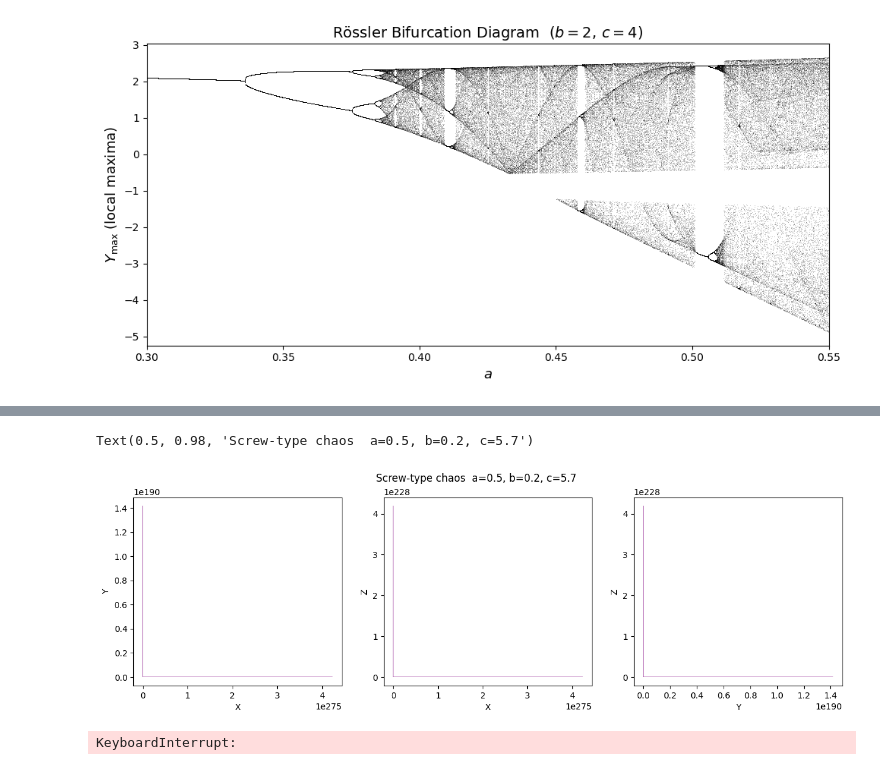
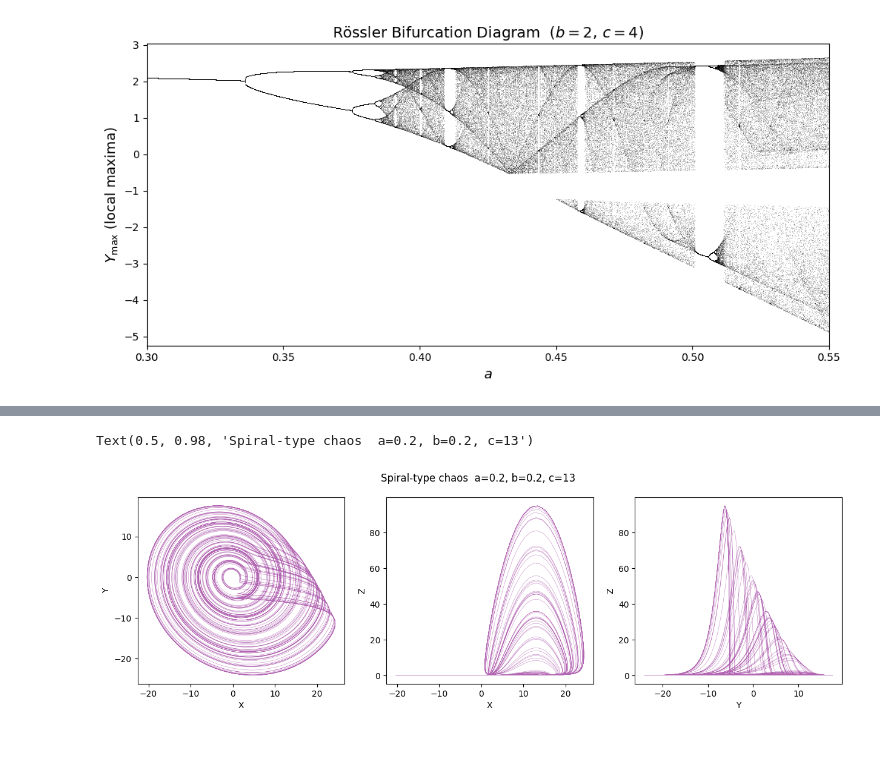
Before and after one commit to michaelStoddard/Chaos, a Jupyter notebook: Assignments/MATH722_HW3.ipynb, the cells around one changed output, grey strips where cells are left out. Saved outputs shown, nothing was run; the diff lists cells and outputs as text; code cells hidden in the pictures.

```diff
--- a/Assignments/MATH722_HW3.ipynb
+++ b/Assignments/MATH722_HW3.ipynb
@@ -450,7 +445,8 @@ plt.plot(skrew[1],skrew[2])
 clr = ['cornflowerblue',
        'tomato',
        'seagreen',
-       'darkgoldenrod']
+       'darkgoldenrod',
+       'purple']
 # %%
 fig = plt.figure(figsize=(16,8))
 gs = gridspec.GridSpec(2,3)
@@ -563,34 +510,18 @@ plt.show()
 # %%
 # Screw-type chaos requires larger c
-screw_a, screw_b, screw_c = 0.5, 0.2, 5.7
+# spiral_a, spiral_b, spiral_c = 0.5, 2, 4
+spiral_a, spiral_b, spiral_c = 0.2, 0.2, 13
 soln = odeint(Rossler, [0,0,0], np.linspace(0,800,40000),
-              args=(screw_a, screw_b, screw_c), mxstep=50000)
-screw = soln[5000:].T  # discard transient
+              args=(spiral_a, spiral_b, spiral_c), mxstep=50000)
+spiral = soln[5000:].T  # discard transient
 
 fig, axes = plt.subplots(1, 3, figsize=(15, 4))
 labels = [('X','Y'), ('X','Z'), ('Y','Z')]
 idx    = [(0,1),    (0,2),    (1,2)]
 for ax, (i,j), (xl,yl) in zip(axes, idx, labels):
-    ax.plot(screw[i], screw[j], lw=0.3, color='purple', alpha=0.6)
+    ax.plot(spiral[i], spiral[j], lw=0.3, color=clr[-1], alpha=0.6)
     ax.set_xlabel(xl); ax.set_ylabel(yl)
-fig.suptitle(f'Screw-type chaos  a={screw_a}, b={screw_b}, c={screw_c}')
+fig.suptitle(f'Spiral-type chaos  a={spiral_a}, b={spiral_b}, c={spiral_c}')
 # %% [output]
-Text(0.5, 0.98, 'Screw-type chaos  a=0.5, b=0.2, c=5.7')
+Text(0.5, 0.98, 'Spiral-type chaos  a=0.2, b=0.2, c=13')
-[figure, old version]
+[figure, new version]
-# %%
-from scipy.integrate import solve_ivp
-screw_a, screw_b, screw_c = 0.5, 0.2, 5.7
-soln = solve_ivp(lambda t,X: Rossler(X,t,screw_a,screw_b,screw_c),
-                 [0, 800], [0,0,0], method='RK45',
-                 t_eval=np.linspace(0,800,8000), rtol=1e-8, atol=1e-10)
-screw = soln.y[:, 5000:]
-
-fig, axes = plt.subplots(1, 3, figsize=(15, 4))
-labels = [('X','Y'), ('X','Z'), ('Y','Z')]
-idx    = [(0,1),    (0,2),    (1,2)]
-for ax, (i,j), (xl,yl) in zip(axes, idx, labels):
-    ax.plot(screw[i], screw[j], lw=0.3, color='purple', alpha=0.6)
-    ax.set_xlabel(xl); ax.set_ylabel(yl)
-fig.suptitle(f'Screw-type chaos  a={screw_a}, b={screw_b}, c={screw_c}')
-# %% [output]
-KeyboardInterrupt:
```
Also changed, not shown: parts of 9 cells of this notebook.
